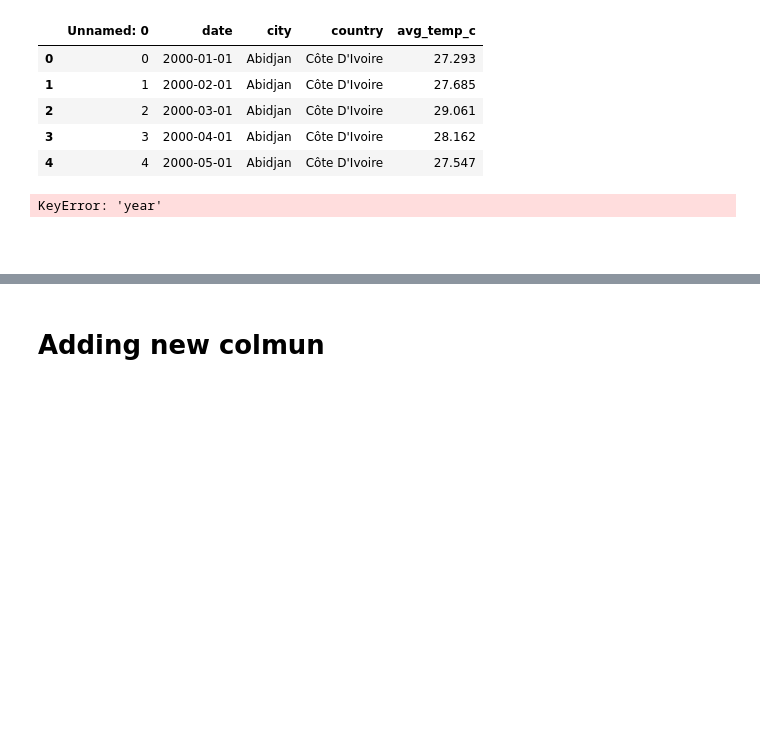
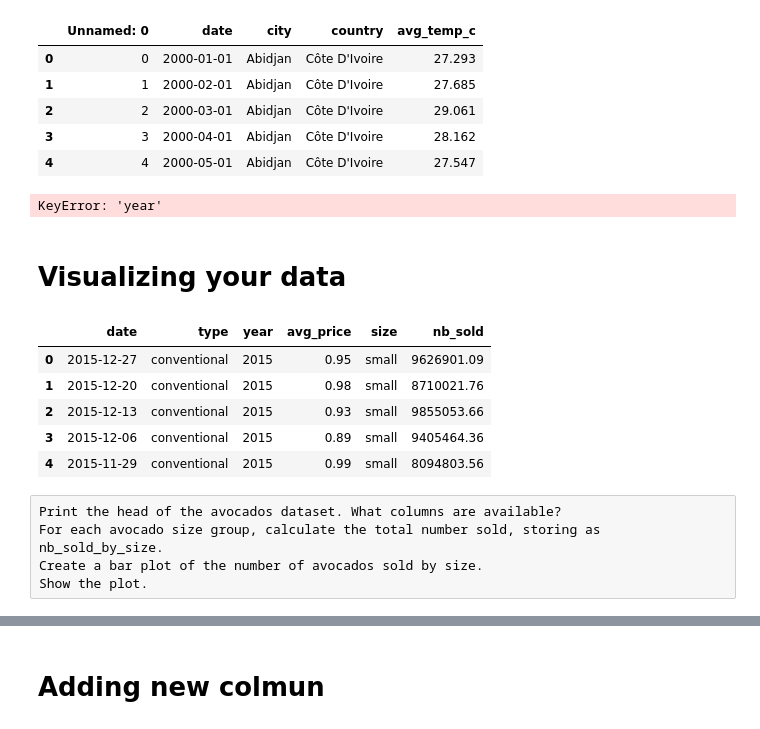
Before and after one commit to albertNSBM/Pandas_revision, a Jupyter notebook: Pandas_revision.ipynb, the cells around one changed output, grey strips where cells are left out. Drawn from its saved outputs; the diff is of its cells as text; code cells hidden in the pictures; blank space fills up the shorter version.

```diff
--- a/Pandas_revision.ipynb
+++ b/Pandas_revision.ipynb
@@ -1004,5 +1004,5 @@ temp_by_country_city_vs_year.loc['Egypt':'India']
 temp_by_country_city_vs_year.loc[('Egypt,Cairo'):('India,Delhi')]
 # %%
 temp_bt_country_city_vs_year.loc[('Egypt,Cairo'):('India,Delhi'),'2005':'2010']
-# %% [markdown]
-#
+# %% [markdown]
+# Visualizing your data
@@ -1008,0 +1011,15 @@ temp_bt_country_city_vs_year.loc[('Egypt,Cairo'):('India,Delhi'),'2005':'2010']
+# %%
+avocados=pd.read_pickle('avoplotto.pkl')
+avocados.head()
+# %% [output]
+|  | date | type | year | avg_price | size | nb_sold |
+| 0 | 2015-12-27 | conventional | 2015 | 0.95 | small | 9626901.09 |
+| 1 | 2015-12-20 | conventional | 2015 | 0.98 | small | 8710021.76 |
+| 2 | 2015-12-13 | conventional | 2015 | 0.93 | small | 9855053.66 |
+| 3 | 2015-12-06 | conventional | 2015 | 0.89 | small | 9405464.36 |
+| 4 | 2015-11-29 | conventional | 2015 | 0.99 | small | 8094803.56 |
+# %% [raw]
+Print the head of the avocados dataset. What columns are available?
+For each avocado size group, calculate the total number sold, storing as nb_sold_by_size.
+Create a bar plot of the number of avocados sold by size.
+Show the plot.
```
Also changed, not shown: parts of 4 cells of this notebook, 1 other file.
